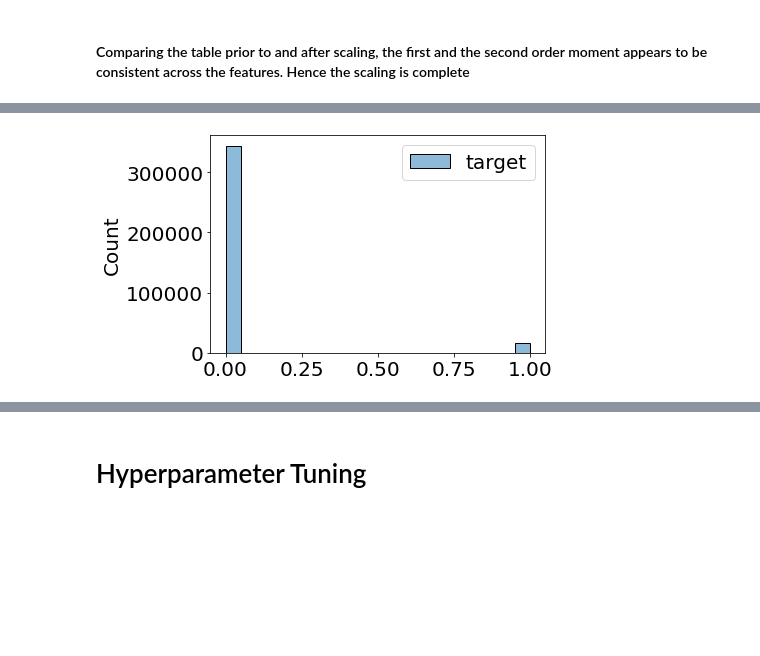
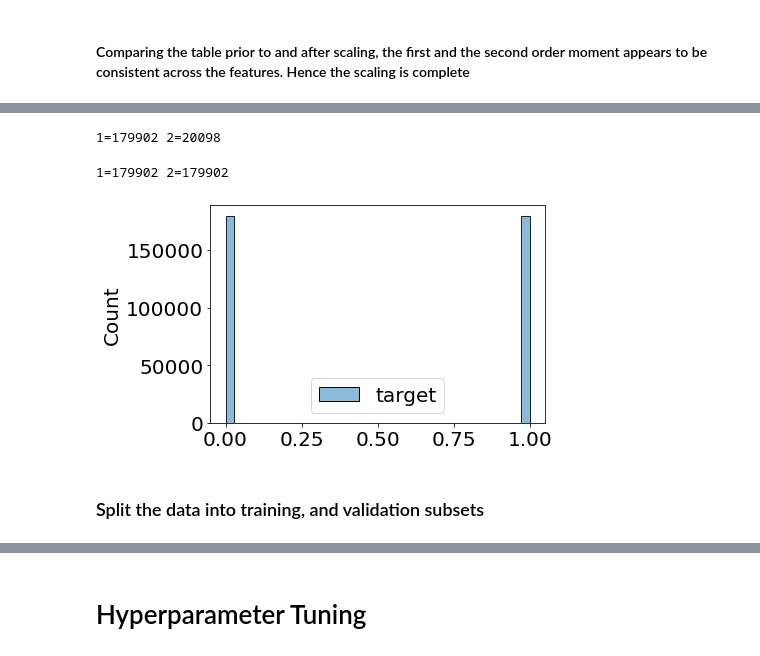
Before and after one commit to rajkumarcm/MachineLearning, a Jupyter notebook: Homework2/Homework_2.ipynb, the cells around one changed output, grey strips where cells are left out. Saved outputs shown, nothing was run; the diff lists cells and outputs as text; code cells hidden in the pictures; blank space fills up the shorter version.

Commit message:
Homework2 submission version

```diff
--- a/Homework2/Homework_2.ipynb
+++ b/Homework2/Homework_2.ipynb
@@ -61,20 +61,20 @@ Yuxiao Huang
 # %% [markdown]
 ## Google drive
 # %%
-# from google.colab import drive
+from google.colab import drive
 import sys
 
 # Mount Google Drive
-# drive.mount('/content/drive')
+drive.mount('/content/drive')
 
 # Get the absolute path of the current folder
-abspath_curr = ''
+abspath_curr = '/content/drive/My Drive/Colab Notebooks/teaching/gwu/machine_learning_I/homework/homework_2/'
 
 # Get the absolute path of the shallow utilities folder
-abspath_util_shallow = ''
+abspath_util_shallow = '/content/drive/My Drive/Colab Notebooks/teaching/gwu/machine_learning_I/code/utilities/p2_shallow_learning/'
 
 # Get the absolute path of the shallow models folder
-abspath_model_shallow = ''
+abspath_model_shallow = '/content/drive/My Drive/Colab Notebooks/teaching/gwu/machine_learning_I/code/models/p2_shallow_learning/'
 # %% [markdown]
 ## Warning
 # %%
@@ -441,0 +427,14 @@ plt.show()
+# %%
+X = np.vstack([X_train, X_val])
+y = np.hstack([y_train, y_val])
+# %%
+from sklearn.model_selection import GridSearchCV
+from sklearn.neighbors import KNeighborsClassifier
+
+knn = KNeighborsClassifier()
+
+k_range = [10, 20, 30, 40, 50, 100]
+param_grid = {'n_neighbors':k_range}
+grid_cv = GridSearchCV(knn, param_grid, cv=10, scoring='f1_weighted', n_jobs=-1,
+                       return_train_score=True)
+grid_cv = grid_cv.fit(X, y)
@@ -441,0 +443,4 @@ plt.show()
+# %%
+print(f'1={np.sum(y==0)} 2={np.sum(y==1)}')
+# %% [output]
+1=179902 2=20098
@@ -442,6 +453,19 @@ plt.show()
+# %%
+from imblearn.over_sampling import SMOTE
+
+sm = SMOTE(random_state=random_seed, sampling_strategy=1,
+           k_neighbors=grid_cv.best_params_['n_neighbors'],
+           n_jobs=-1)
+X, y = sm.fit_resample(X, y)
+# %%
+print(f'1={np.sum(y==0)} 2={np.sum(y==1)}')
+# %% [output]
+1=179902 2=179902
 # %%
 plt.figure()
-sns.histplot(pd.DataFrame({'target':tmp_y}))
+sns.histplot(pd.DataFrame({'target':y}))
 plt.show()
 # %% [output]
-[figure, old version]
+[figure, new version]
+# %% [markdown]
+### Split the data into training, and validation subsets
```
Also changed, not shown: parts of 87 cells of this notebook.
